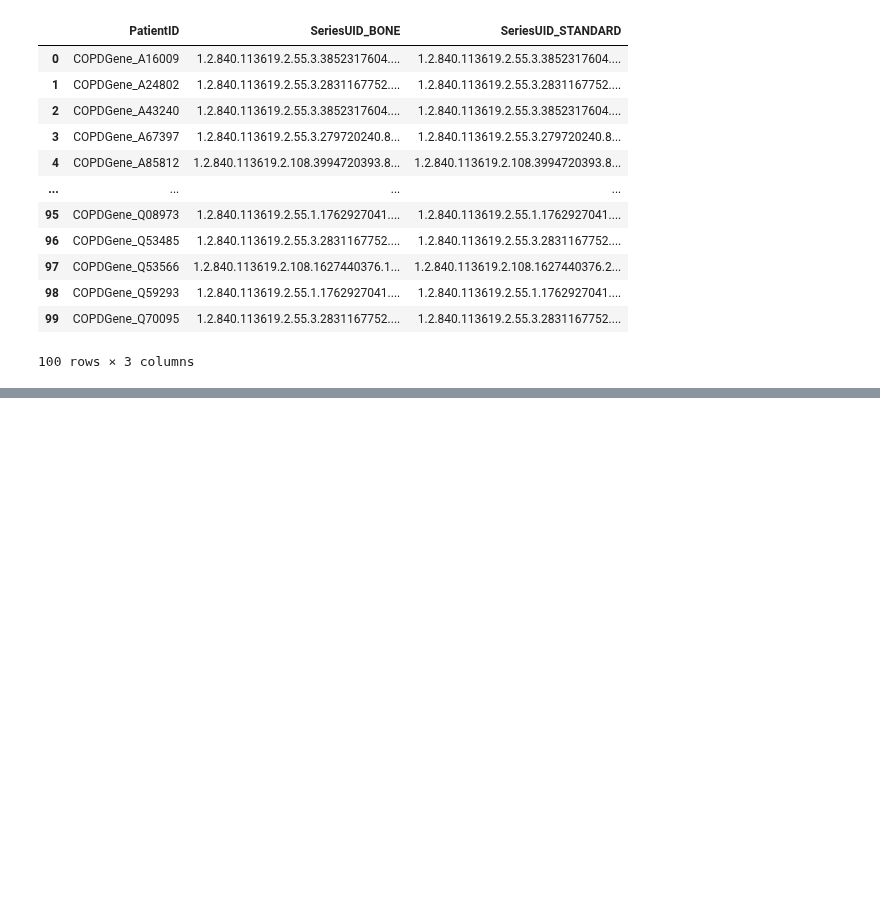
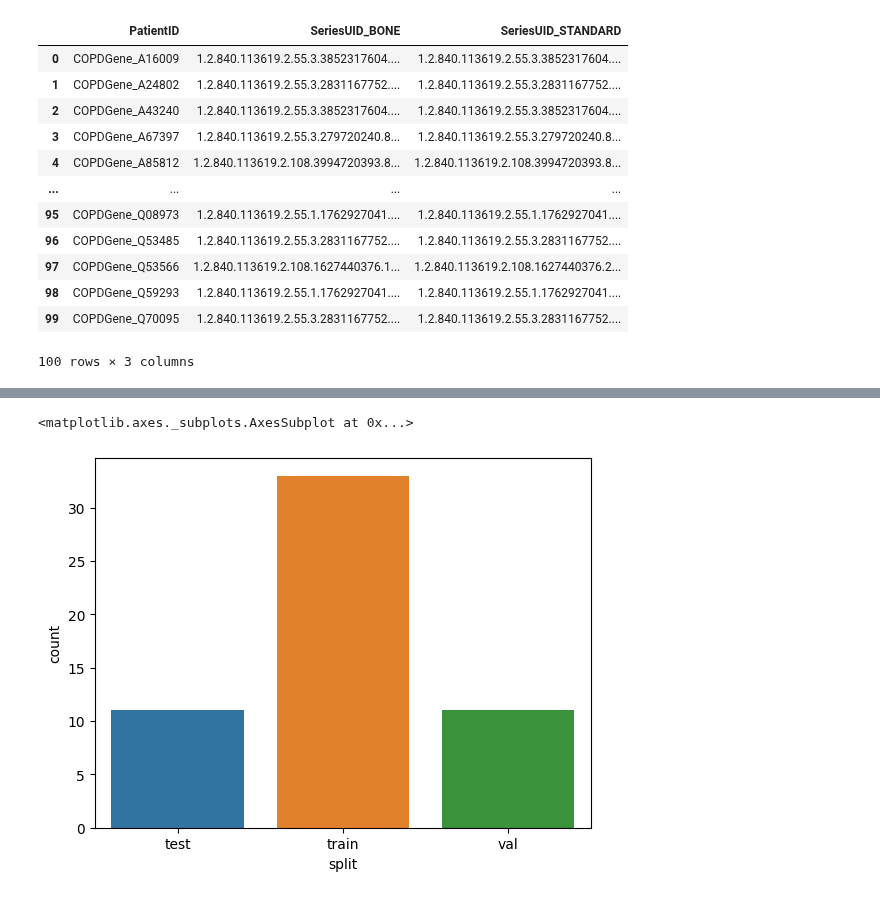
Before and after one commit to MASILab/Inhale_Exhale_CT, a Jupyter notebook: make_data/SPIE_data/traintestsplit_dev.ipynb, the cells around one changed output, grey strips where cells are left out. Saved outputs shown, nothing was run; the diff lists cells and outputs as text; code cells hidden in the pictures; blank space fills up the shorter version.

```diff
--- a/make_data/SPIE_data/traintestsplit_dev.ipynb
+++ b/make_data/SPIE_data/traintestsplit_dev.ipynb
@@ -372,0 +442,3 @@ for index,row in pivot_df_sample.iterrows():
+# %%
+copd_controls = pd.read_csv("/nfs/masi/krishar1/SPIE_2025_InhaleExhaleCT/data_split/COPD_controls_SPIE.csv")
+copd_controls
@@ -372,0 +463,5 @@ for index,row in pivot_df_sample.iterrows():
+# %%
+sns.countplot(x = 'split', data = copd_controls)
+# %% [output]
+<matplotlib.axes._subplots.AxesSubplot at 0x...>
+[figure, added]
```
Also changed, not shown: parts of 10 cells of this notebook.
